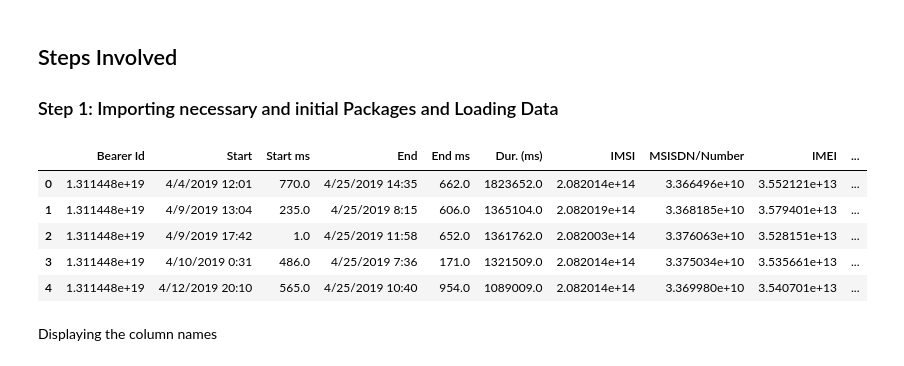
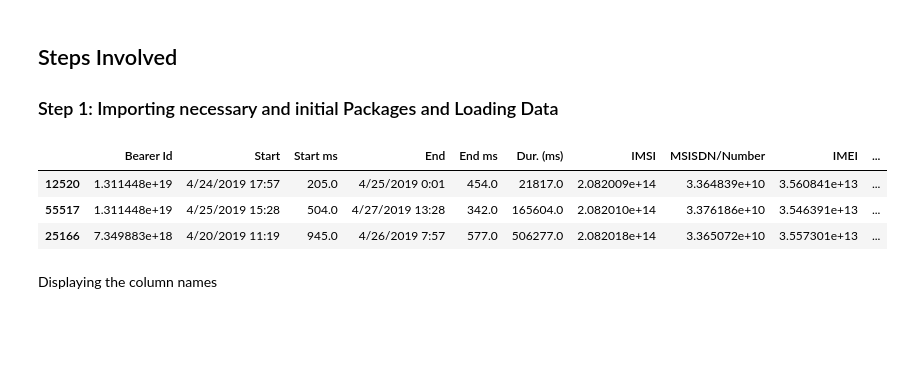
Before and after one commit to Caphace-Ethan/Telecom-User-Data-Analysis, a Jupyter notebook: notebooks/Data_Exploratory_Analysis.ipynb, the cells around one changed output. Cells and saved outputs as stored; diff of their text form; code cells hidden in the pictures; blank space fills up the shorter version.

```diff
--- a/notebooks/Data_Exploratory_Analysis.ipynb
+++ b/notebooks/Data_Exploratory_Analysis.ipynb
@@ -21,15 +21,13 @@ import matplotlib.pyplot as plt
 # %%
 # Loading data
 pd.set_option('max_column', None)
 loaded_data = pd.read_csv('../data/Week1_challenge_data_source.csv', na_values=['?', None])
-loaded_data.head() # Print the head sample of the Data
+loaded_data.sample(3) # Print the head sample of the Data
 # %% [output]
 |  | Bearer Id | Start | Start ms | End | End ms | Dur. (ms) | IMSI | MSISDN/Number | IMEI | ... |
-| 0 | 1.311448e+19 | 4/4/2019 12:01 | 770.0 | 4/25/2019 14:35 | 662.0 | 1823652.0 | 2.082014e+14 | 3.366496e+10 | 3.552121e+13 | ... |
-| 1 | 1.311448e+19 | 4/9/2019 13:04 | 235.0 | 4/25/2019 8:15 | 606.0 | 1365104.0 | 2.082019e+14 | 3.368185e+10 | 3.579401e+13 | ... |
-| 2 | 1.311448e+19 | 4/9/2019 17:42 | 1.0 | 4/25/2019 11:58 | 652.0 | 1361762.0 | 2.082003e+14 | 3.376063e+10 | 3.528151e+13 | ... |
-| 3 | 1.311448e+19 | 4/10/2019 0:31 | 486.0 | 4/25/2019 7:36 | 171.0 | 1321509.0 | 2.082014e+14 | 3.375034e+10 | 3.535661e+13 | ... |
-| 4 | 1.311448e+19 | 4/12/2019 20:10 | 565.0 | 4/25/2019 10:40 | 954.0 | 1089009.0 | 2.082014e+14 | 3.369980e+10 | 3.540701e+13 | ... |
+| 12520 | 1.311448e+19 | 4/24/2019 17:57 | 205.0 | 4/25/2019 0:01 | 454.0 | 21817.0 | 2.082009e+14 | 3.364839e+10 | 3.560841e+13 | ... |
+| 55517 | 1.311448e+19 | 4/25/2019 15:28 | 504.0 | 4/27/2019 13:28 | 342.0 | 165604.0 | 2.082010e+14 | 3.376186e+10 | 3.546391e+13 | ... |
+| 25166 | 7.349883e+18 | 4/20/2019 11:19 | 945.0 | 4/26/2019 7:57 | 577.0 | 506277.0 | 2.082018e+14 | 3.365072e+10 | 3.557301e+13 | ... |
 # %% [markdown]
 Displaying the column names
 # %%
```
Also changed, not shown: parts of 20 cells of this notebook.
